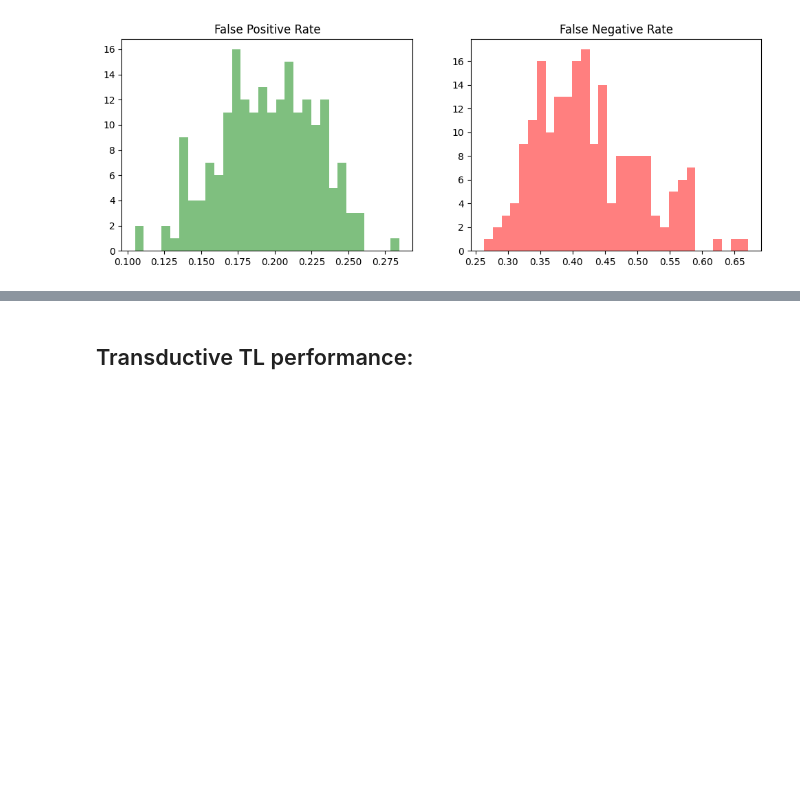
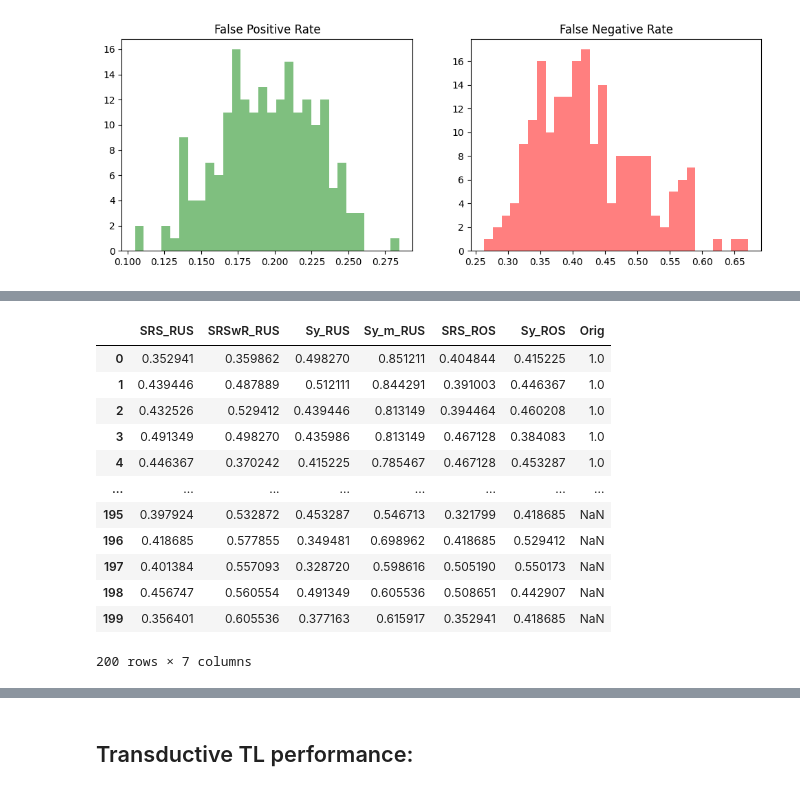
Before and after one commit to AndreiAf02/Transfer_Learning_Fine_Tuning_Update, a Jupyter notebook: Bank_Marketing_Performance_Analysis.ipynb, the cells around one changed output, grey strips where cells are left out. Saved outputs shown, nothing was run; the diff lists cells and outputs as text; code cells hidden in the pictures; blank space fills up the shorter version.

```diff
--- a/Bank_Marketing_Performance_Analysis.ipynb
+++ b/Bank_Marketing_Performance_Analysis.ipynb
@@ -395,15 +411,31 @@ sns.boxplot([dataset['Orig'], dataset['SRS_RUS'], dataset['SRSwR_RUS'],
 # %%
 FNR = pd.DataFrame()
 
 DF = FNR
 
-DF['Orig'] = orig_FNR
+
 DF['SRS_RUS'] = SRS_FNR
 DF['SRSwR_RUS'] = SRSwR_FNR
 DF['Sy_RUS'] = Sy_FNR
 DF['Sy_m_RUS'] = Sym_FNR
 DF['SRS_ROS'] = SRS_ROS_FNR
 DF['Sy_ROS'] = Sy_ROS_FNR
+DF['Orig'] = orig_FNR
+FNR
+# %% [output]
+|  | SRS_RUS | SRSwR_RUS | Sy_RUS | Sy_m_RUS | SRS_ROS | Sy_ROS | Orig |
+| 0 | 0.352941 | 0.359862 | 0.498270 | 0.851211 | 0.404844 | 0.415225 | 1.0 |
+| 1 | 0.439446 | 0.487889 | 0.512111 | 0.844291 | 0.391003 | 0.446367 | 1.0 |
+| 2 | 0.432526 | 0.529412 | 0.439446 | 0.813149 | 0.394464 | 0.460208 | 1.0 |
+| 3 | 0.491349 | 0.498270 | 0.435986 | 0.813149 | 0.467128 | 0.384083 | 1.0 |
+| 4 | 0.446367 | 0.370242 | 0.415225 | 0.785467 | 0.467128 | 0.453287 | 1.0 |
+| ... | ... | ... | ... | ... | ... | ... | ... |
+| 195 | 0.397924 | 0.532872 | 0.453287 | 0.546713 | 0.321799 | 0.418685 | NaN |
+| 196 | 0.418685 | 0.577855 | 0.349481 | 0.698962 | 0.418685 | 0.529412 | NaN |
+| 197 | 0.401384 | 0.557093 | 0.328720 | 0.598616 | 0.505190 | 0.550173 | NaN |
+| 198 | 0.456747 | 0.560554 | 0.491349 | 0.605536 | 0.508651 | 0.442907 | NaN |
+| 199 | 0.356401 | 0.605536 | 0.377163 | 0.615917 | 0.352941 | 0.418685 | NaN |
+200 rows × 7 columns
 # %%
 dataset = FNR
 
```
Also changed, not shown: parts of 10 cells of this notebook.
